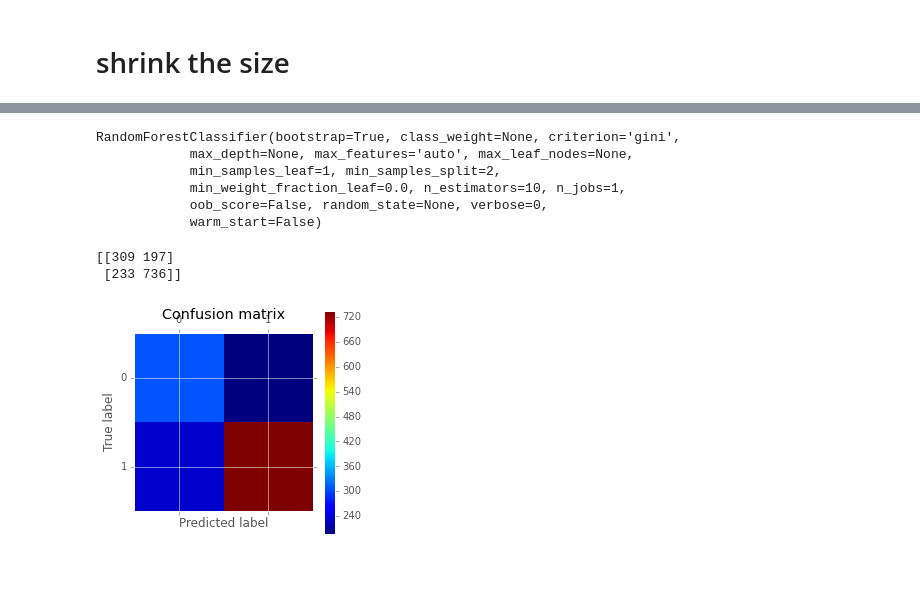
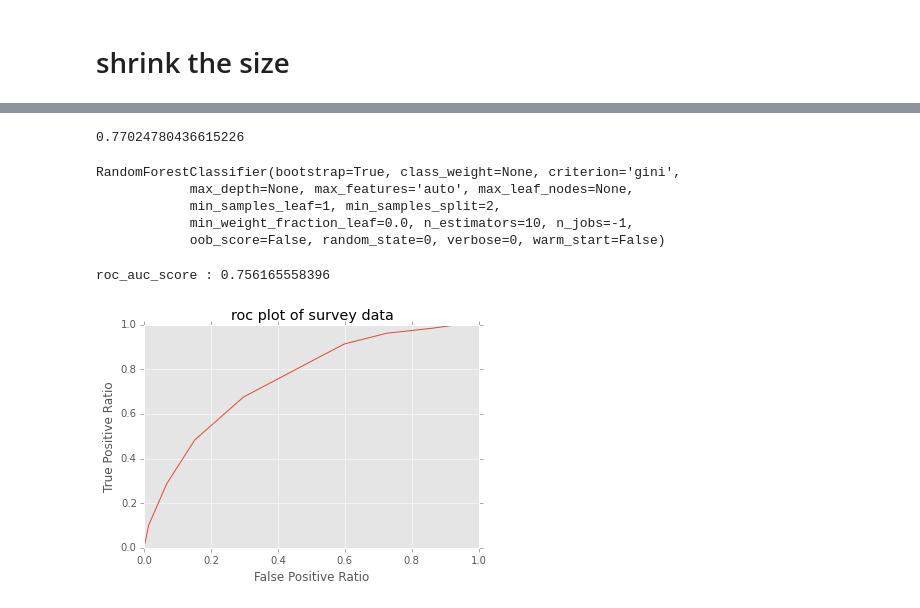
Before and after one commit to banjopickin/women_workforce, a Jupyter notebook: model_full_surv.ipynb, the cells around one changed output, grey strips where cells are left out. Drawn from its saved outputs; the diff is of its cells as text; code cells hidden in the pictures; blank space fills up the shorter version.

```diff
--- a/model_full_surv.ipynb
+++ b/model_full_surv.ipynb
@@ -77,2 +167,2 @@ dfs = df[clis[f]].copy()
 # %%
-X=dfs.values
+X = dfc[slct].values
@@ -81,9 +168,0 @@ rf = RandomForestClassifier()
-# %%
-roclis = []
-for i in f:
-    if dfs.shape[1]==1:
-        break
-    dfs.drop(clis[i],axis = 1, inplace =True)
-    X = dfs.values
-    scores = cross_val_score(rf,X,y,cv = 10, scoring='roc_auc',n_jobs=-1)
-    roclis.append(np.mean(scores))
@@ -95,18 +169,20 @@ plt.plot(range(145,1,-1),roclis)
 # %%
-X_train, X_test, y_train, y_test = train_test_split(X, y, test_size=0.33, random_state=4)
+X_train, X_test, y_train, y_test = train_test_split(X, y, test_size=0.3, random_state=90)
+# %%
+s = cross_val_score(rf_redu,X,y,cv =10,n_jobs=-1,scoring='roc_auc')
+np.mean(s)
+# %% [output]
+0.77024780436615226
 # %%
-rfs = RandomForestClassifier()
-rfs.fit(X_train, y_train)
+rf_redu.fit(X_train,y_train)
 # %% [output]
 RandomForestClassifier(bootstrap=True, class_weight=None, criterion='gini',
             max_depth=None, max_features='auto', max_leaf_nodes=None,
             min_samples_leaf=1, min_samples_split=2,
-            min_weight_fraction_leaf=0.0, n_estimators=10, n_jobs=1,
-            oob_score=False, random_state=None, verbose=0,
-            warm_start=False)
+            min_weight_fraction_leaf=0.0, n_estimators=10, n_jobs=-1,
+            oob_score=False, random_state=0, verbose=0, warm_start=False)
 # %%
-plot_confusion_matrix(rfs,X_test,y_test)
+plot_roc(rf_redu,X_test,y_test)
 # %% [output]
-[[309 197]
- [233 736]]
+roc_auc_score : 0.756165558396
-[figure, old version]
+[figure, new version]
```
Also changed, not shown: parts of 31 cells of this notebook.
